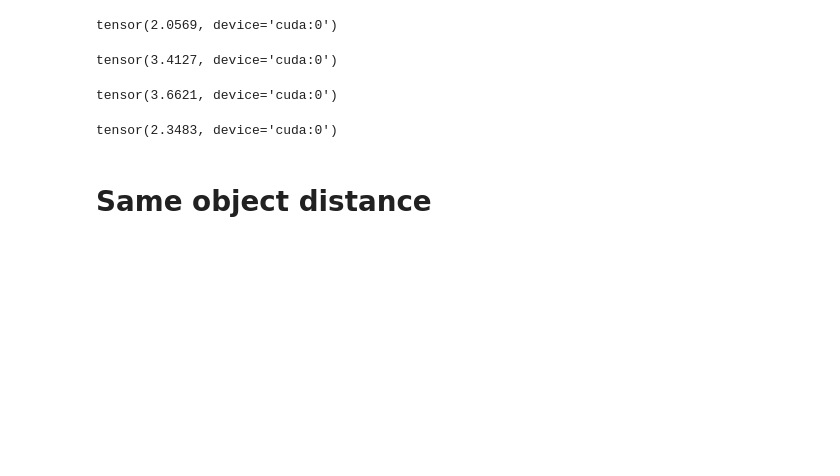
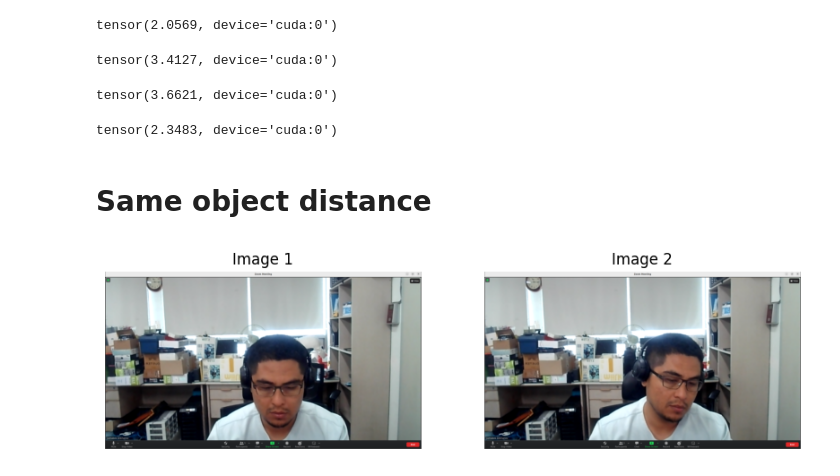
Before and after one commit to Jumabek/luqmon_tracking, a Jupyter notebook: examples/notebook.ipynb, the cells around one changed output. Saved outputs shown, nothing was run; the diff lists cells and outputs as text; code cells hidden in the pictures; blank space fills up the shorter version.

```diff
--- a/examples/notebook.ipynb
+++ b/examples/notebook.ipynb
@@ -259,3 +261,32 @@ torch.norm(plant2 - plant1)
 tensor(2.3483, device='cuda:0')
 # %% [markdown]
 # Same object distance
+# %%
+import matplotlib.pyplot as plt
+from PIL import Image
+
+# Path to the images
+image_path1 = "/home/juma/code/luqmon_tracking/assets/demo/frame1.png"
+image_path2 = "/home/juma/code/luqmon_tracking/assets/demo/frame2.png"
+
+# Read the images
+image1 = Image.open(image_path1)
+image2 = Image.open(image_path2)
+
+# Display the images
+fig, (ax1, ax2) = plt.subplots(1, 2, figsize=(10, 5))
+
+ax1.imshow(image1)
+ax1.set_title("Image 1")
+
+ax2.imshow(image2)
+ax2.set_title("Image 2")
+
+# Remove the ticks from the axis
+ax1.axis('off')
+ax2.axis('off')
+
+# Show the plot
+plt.show()
+# %% [output]
+[figure, added]
```
Also changed, not shown: parts of 16 cells of this notebook.
